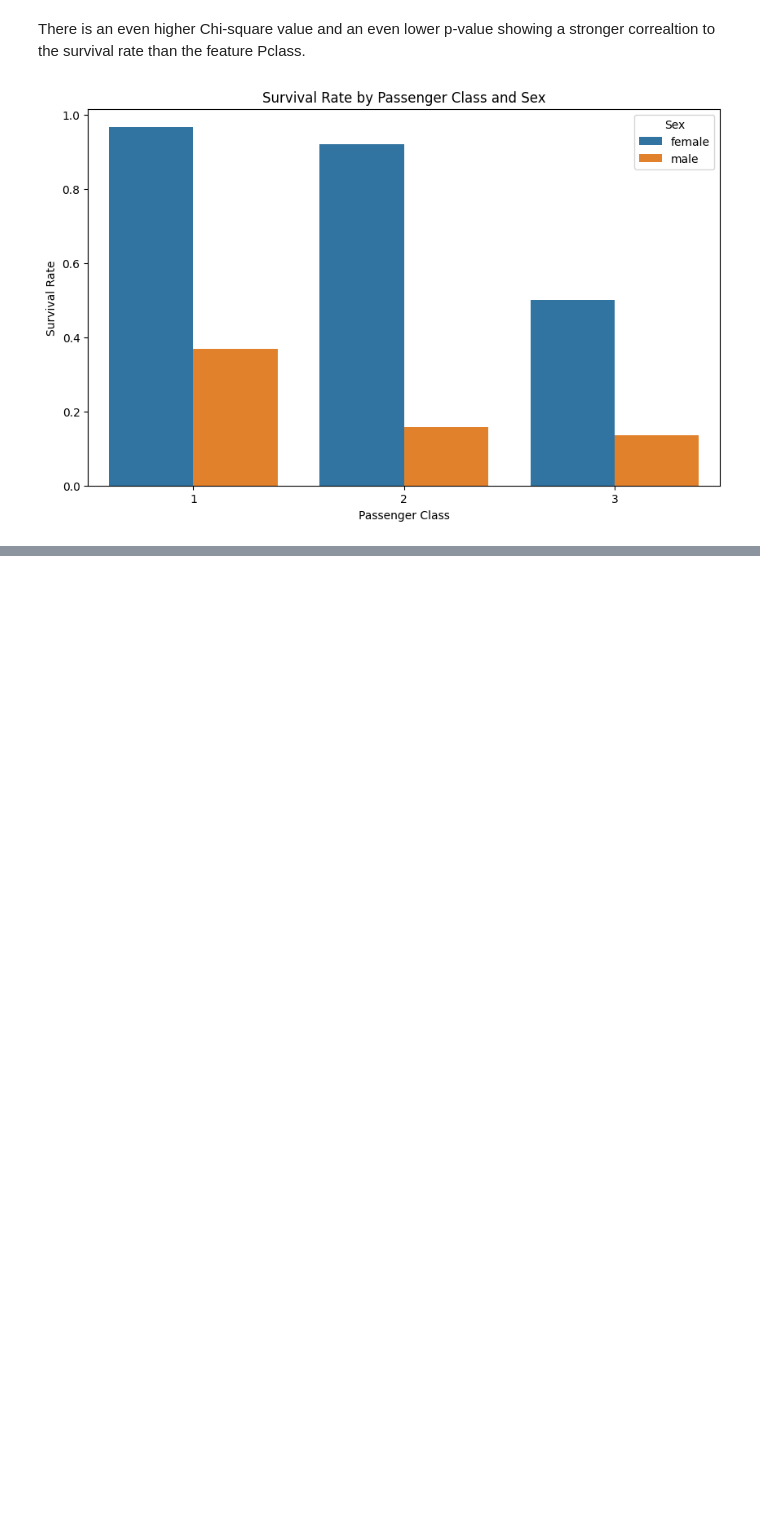
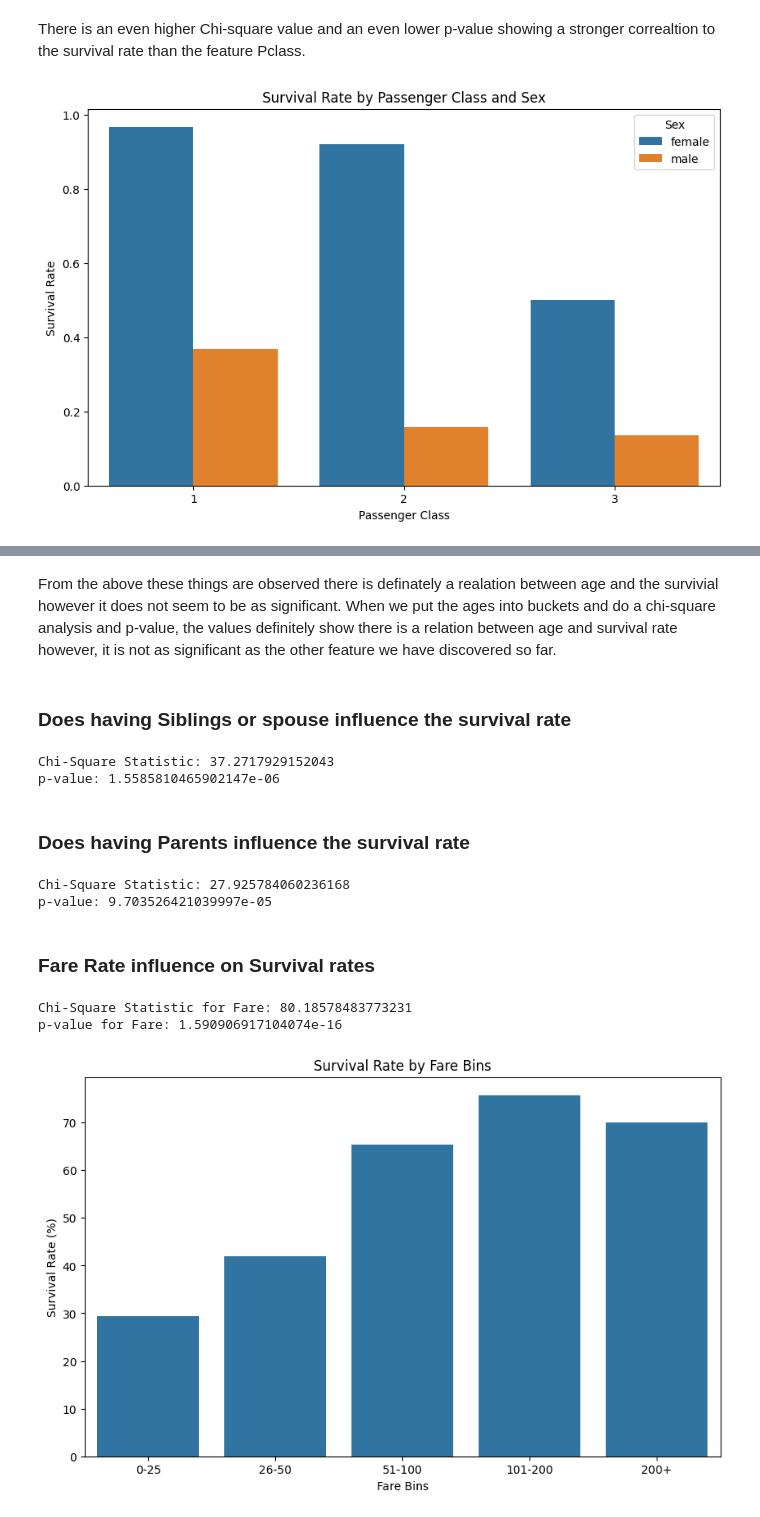
Before and after one commit to Rigpea/titanic-classifier, a Jupyter notebook: rigpea.ipynb, the cells around one changed output, grey strips where cells are left out. Drawn from its saved outputs; the diff is of its cells as text; code cells hidden in the pictures; blank space fills up the shorter version.

```diff
--- a/rigpea.ipynb
+++ b/rigpea.ipynb
@@ -198,0 +223,18 @@ plt.show()
+# %%
+import statsmodels.api as sm
+
+age_bins = [0, 18, 30, 40, 50, 60, 120]  # Adjust the bins as you see fit
+age_labels = ['0-18', '19-30', '31-40', '41-50', '51-60', '60+']
+
+# Create a new column for the age groups
+train_data['AgeGroup'] = pd.cut(train_data['Age'], bins=age_bins, labels=age_labels, right=False)
+
+# Create the contingency table
+contingency_table = pd.crosstab(train_data['AgeGroup'], train_data['Survived'])
+
+# Apply the Chi-Square test
+chi2, p_value, dof, expected = chi2_contingency(contingency_table)
+
+# Output the results
+print(f"Chi-Square Statistic: {chi2}")
+print(f"p-value: {p_value}")
@@ -198,0 +253,60 @@ plt.show()
+# %% [markdown]
+From the above these things are observed there is definately a realation between age and the survivial however it does not seem to be as significant. When we put the ages into buckets and do a chi-square analysis and p-value, the values definitely show there is a relation between age and survival rate however, it is not as significant as the other feature we have discovered so far.
+# %% [markdown]
+### Does having Siblings or spouse influence the survival rate
+# %%
+contingency_table = pd.crosstab(train_data['SibSp'], train_data['Survived'])
+
+# Perform the Chi-Square Test
+chi2, p_value, dof, expected = chi2_contingency(contingency_table)
+
+# Output the results
+print(f"Chi-Square Statistic: {chi2}")
+print(f"p-value: {p_value}")
+# %% [output]
+Chi-Square Statistic: 37.2717929152043
+p-value: 1.5585810465902147e-06
+# %% [markdown]
+### Does having Parents influence the survival rate
+# %%
+contingency_table = pd.crosstab(train_data['Parch'], train_data['Survived'])
+
+# Perform the Chi-Square Test
+chi2, p_value, dof, expected = chi2_contingency(contingency_table)
+
+# Output the results
+print(f"Chi-Square Statistic: {chi2}")
+print(f"p-value: {p_value}")
+# %% [output]
+Chi-Square Statistic: 27.925784060236168
+p-value: 9.703526421039997e-05
+# %% [markdown]
+### Fare Rate influence on Survival rates
+# %%
+# Define fare bins and labels
+fare_bins = [0, 25, 50, 100, 200, np.inf]
+fare_labels = ['0-25', '26-50', '51-100', '101-200', '200+']
+train_data['FareBin'] = pd.cut(train_data['Fare'], bins=fare_bins, labels=fare_labels)
+
+# Create the contingency table
+contingency_table_fare = pd.crosstab(train_data['FareBin'], train_data['Survived'])
+
+# Perform the Chi-Square Test
+chi2_fare, p_value_fare, dof_fare, expected_fare = chi2_contingency(contingency_table_fare)
+print(f"Chi-Square Statistic for Fare: {chi2_fare}")
+print(f"p-value for Fare: {p_value_fare}")
+# %% [output]
+Chi-Square Statistic for Fare: 80.18578483773231
+p-value for Fare: 1.590906917104074e-16
+# %%
+survival_rate_by_fare = (contingency_table_fare[1] / contingency_table_fare.sum(axis=1)) * 100
+
+# Create a bar plot for visualization
+plt.figure(figsize=(10, 6))
+sns.barplot(x=survival_rate_by_fare.index, y=survival_rate_by_fare.values)
+plt.title('Survival Rate by Fare Bins')
+plt.xlabel('Fare Bins')
+plt.ylabel('Survival Rate (%)')
+plt.show()
+# %% [output]
+[figure, added]
```
Also changed, not shown: parts of 9 cells of this notebook.
